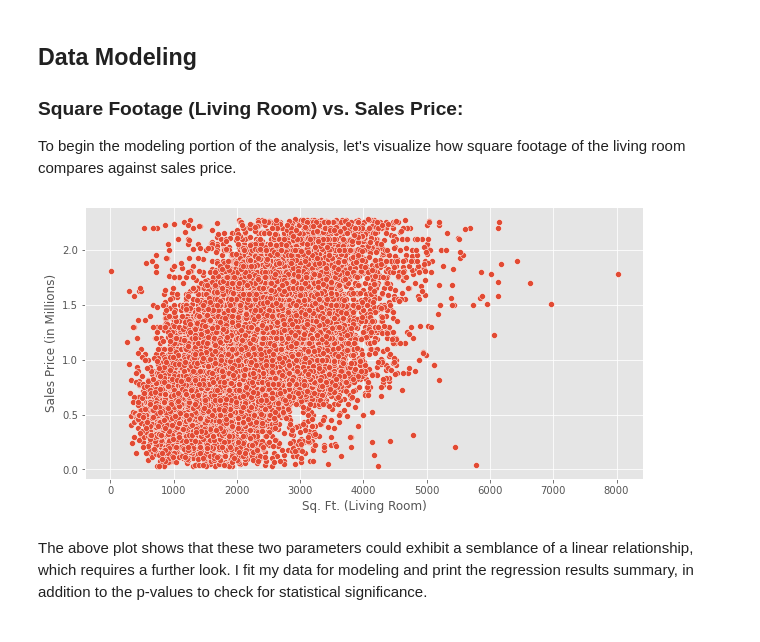
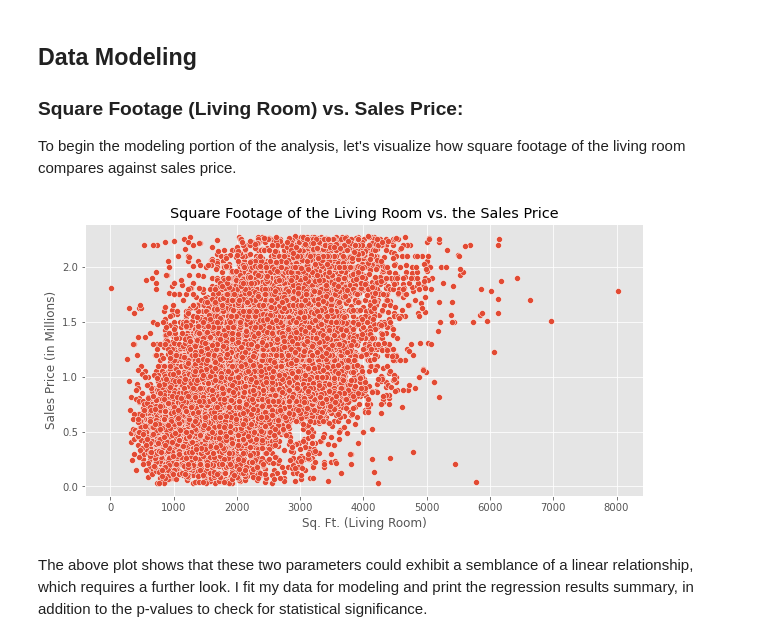
Before and after one commit to rookiescientist-andre/King-County-Real-Estate-Analysis, a Jupyter notebook: student.ipynb, the cells around one changed output. Saved outputs shown, nothing was run; the diff lists cells and outputs as text; code cells hidden in the pictures.

```diff
--- a/student.ipynb
+++ b/student.ipynb
@@ -363,18 +351,19 @@ To begin the modeling portion of the analysis, let's visualize how square footag
 # %%
 fig, ax = plt.subplots(figsize=(10, 5))
 
 # Y-axis formatter - Customizing the Y-axis scale
 def million_formatter(x, pos):
     return str(round(x / 1e6, 1))
-
 ax.yaxis.set_major_formatter(million_formatter)
 ax.set_yticks(range(0, 3000000, 500000))
 
+# Plot the data
 sns.scatterplot(data = housing_df4, x='Sq. Ft. (Living Room)', y='Sales Price')
 ax.set_xlabel("Sq. Ft. (Living Room)")
-ax.set_ylabel("Sales Price (in Millions)");
+ax.set_ylabel("Sales Price (in Millions)")
+ax.set_title("Square Footage of the Living Room vs. the Sales Price");
 # %% [output]
-[figure, old version]
+[figure, new version]
 # %% [markdown]
 The above plot shows that these two parameters could exhibit a semblance of a linear relationship, which requires a further look. I fit my data for modeling and print the regression results summary, in addition to the p-values to check for statistical significance.
 # %%
```
Also changed, not shown: parts of 52 cells of this notebook.
